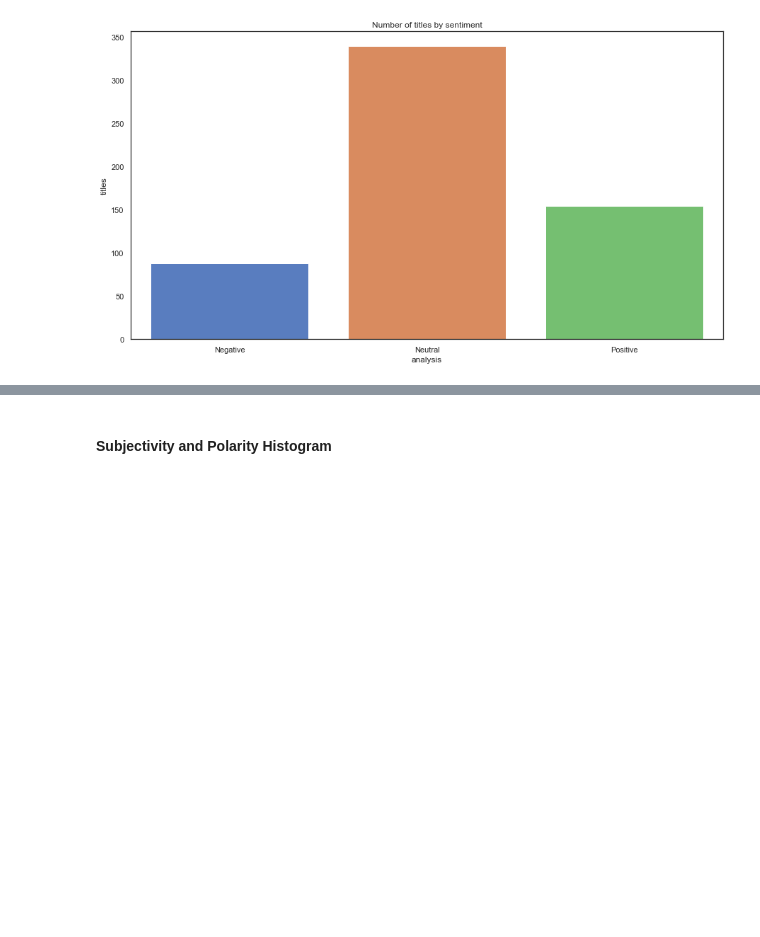
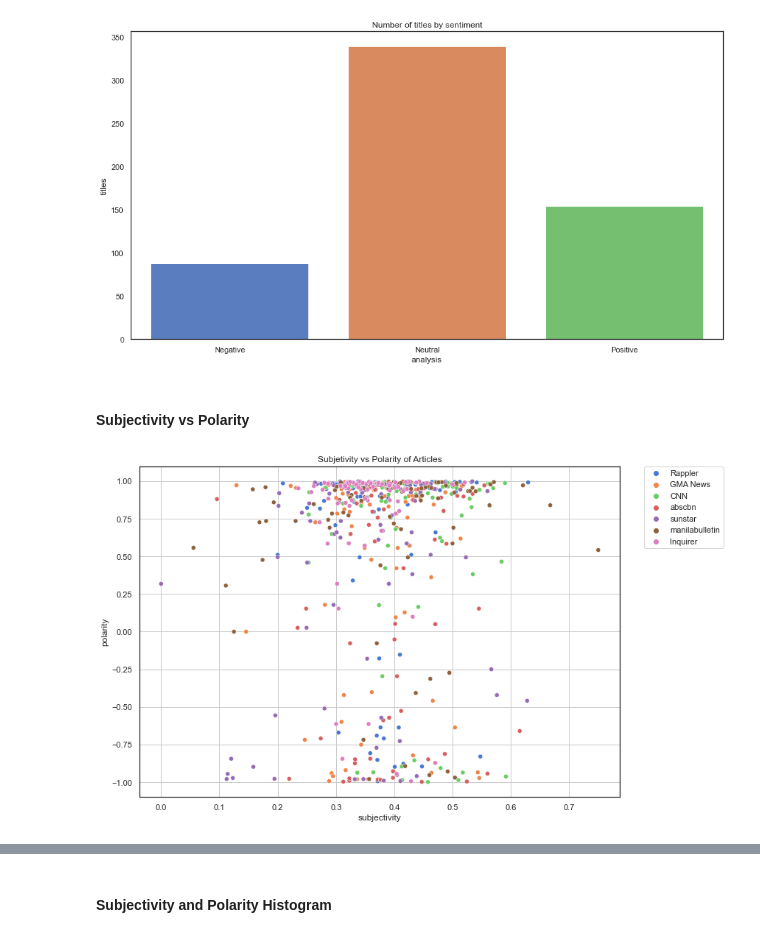
Before and after one commit to babybunso/team-sasa, a Jupyter notebook: sprint4project/2_visualizations 0607.ipynb, the cells around one changed output, grey strips where cells are left out. Drawn from its saved outputs; the diff is of its cells as text; code cells hidden in the pictures; blank space fills up the shorter version.

```diff
--- a/sprint4project/2_visualizations 0607.ipynb
+++ b/sprint4project/2_visualizations 0607.ipynb
@@ -202,3 +202,13 @@ plt.title('Number of titles by sentiment')
 plt.show()
 # %% [output]
 [figure]
+# %% [markdown]
+#### Subjectivity vs Polarity
+# %%
+sns.set(rc={'figure.figsize':(11.7,8.27)})
+sns.set(style="white", palette="muted", color_codes=True)
+sns.scatterplot(data=dfart, x="subjectivity", y="polarity", hue='news_org').set_title('Subjetivity vs Polarity of Articles')
+plt.legend(bbox_to_anchor=(1.05, 1), loc=2, borderaxespad=0.)
+plt.grid()
+# %% [output]
+[figure, added]
```
Also changed, not shown: parts of 22 cells of this notebook.
